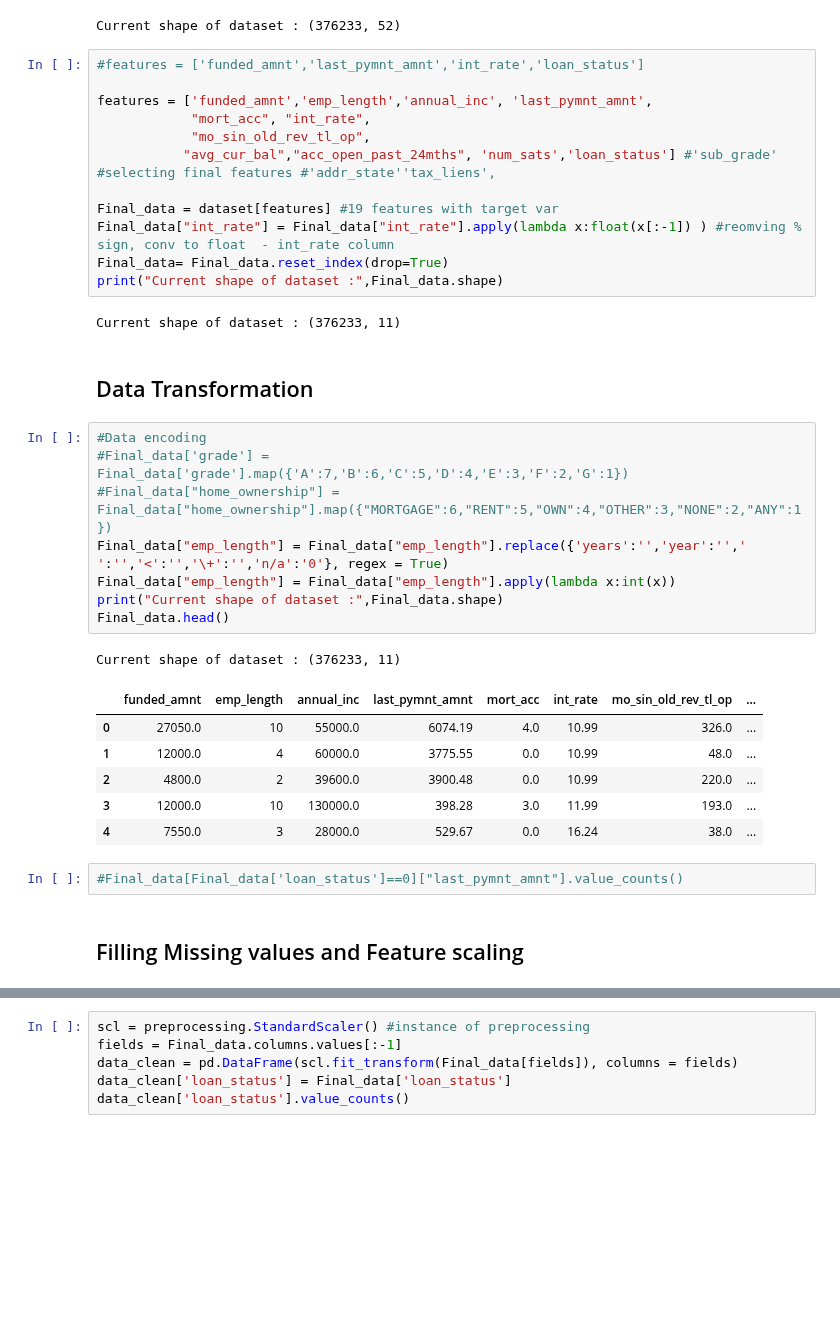
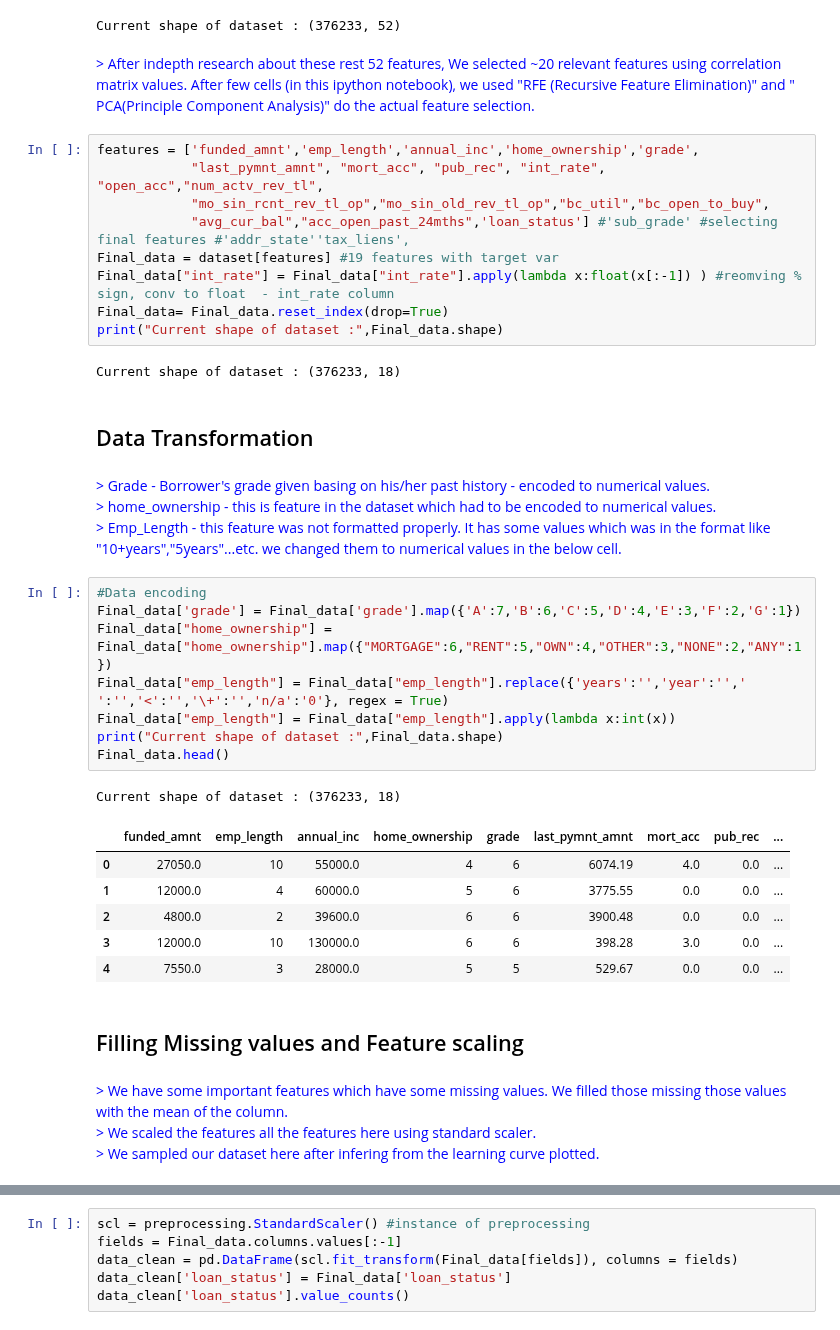
Before and after one commit to harishpuvvada/LoanDefault-Prediction, a Jupyter notebook: Loan_Default_Prediction_Final.ipynb, the cells around one changed output, grey strips where cells are left out. Cells and saved outputs as stored; diff of their text form; blank space fills up the shorter version.

```diff
--- a/Loan_Default_Prediction_Final.ipynb
+++ b/Loan_Default_Prediction_Final.ipynb
@@ -67,42 +81,59 @@ dataset = dataset.drop(labels = del_col_names, axis = 1)
 print("Current shape of dataset :",dataset.shape)
 # %% [output]
 Current shape of dataset : (376233, 52)
+# %% [markdown]
+<p>
+<span style="color:blue">
+> After indepth research about these rest 52 features, We selected ~20 relevant features using correlation matrix values. After few cells (in this ipython notebook), we used "RFE (Recursive Feature Elimination)" and " PCA(Principle Component Analysis)" do the actual feature selection.<br>
+</span>
+</p>
 # %%
-#features = ['funded_amnt','last_pymnt_amnt','int_rate','loan_status']
-
-features = ['funded_amnt','emp_length','annual_inc', 'last_pymnt_amnt',
-            "mort_acc", "int_rate",
-            "mo_sin_old_rev_tl_op",
-           "avg_cur_bal","acc_open_past_24mths", 'num_sats','loan_status'] #'sub_grade' #selecting final features #'addr_state''tax_liens',
-
+features = ['funded_amnt','emp_length','annual_inc','home_ownership','grade',
+            "last_pymnt_amnt", "mort_acc", "pub_rec", "int_rate", "open_acc","num_actv_rev_tl",
+            "mo_sin_rcnt_rev_tl_op","mo_sin_old_rev_tl_op","bc_util","bc_open_to_buy",
+            "avg_cur_bal","acc_open_past_24mths",'loan_status'] #'sub_grade' #selecting final features #'addr_state''tax_liens',
 Final_data = dataset[features] #19 features with target var
 Final_data["int_rate"] = Final_data["int_rate"].apply(lambda x:float(x[:-1]) ) #reomving % sign, conv to float  - int_rate column
 Final_data= Final_data.reset_index(drop=True)
 print("Current shape of dataset :",Final_data.shape)
 # %% [output]
-Current shape of dataset : (376233, 11)
+Current shape of dataset : (376233, 18)
 # %% [markdown]
 ## Data Transformation
+# %% [markdown]
+<p>
+<span style="color:blue">
+> Grade - Borrower's grade given basing on his/her past history - encoded to numerical values. <br>
+> home_ownership - this is feature in the dataset which had to be encoded to numerical values. <br>
+> Emp_Length - this feature was not formatted properly. It has some values which was in the format like "10+years","5years"...etc. we changed them to numerical values in the below cell.
+</span>
+</p>
 # %%
 #Data encoding
-#Final_data['grade'] = Final_data['grade'].map({'A':7,'B':6,'C':5,'D':4,'E':3,'F':2,'G':1})
-#Final_data["home_ownership"] = Final_data["home_ownership"].map({"MORTGAGE":6,"RENT":5,"OWN":4,"OTHER":3,"NONE":2,"ANY":1})
+Final_data['grade'] = Final_data['grade'].map({'A':7,'B':6,'C':5,'D':4,'E':3,'F':2,'G':1})
+Final_data["home_ownership"] = Final_data["home_ownership"].map({"MORTGAGE":6,"RENT":5,"OWN":4,"OTHER":3,"NONE":2,"ANY":1})
 Final_data["emp_length"] = Final_data["emp_length"].replace({'years':'','year':'',' ':'','<':'','\+':'','n/a':'0'}, regex = True)
 Final_data["emp_length"] = Final_data["emp_length"].apply(lambda x:int(x))
 print("Current shape of dataset :",Final_data.shape)
 Final_data.head()
 # %% [output]
-Current shape of dataset : (376233, 11)
+Current shape of dataset : (376233, 18)
-|  | funded_amnt | emp_length | annual_inc | last_pymnt_amnt | mort_acc | int_rate | mo_sin_old_rev_tl_op | ... |
-| 0 | 27050.0 | 10 | 55000.0 | 6074.19 | 4.0 | 10.99 | 326.0 | ... |
-| 1 | 12000.0 | 4 | 60000.0 | 3775.55 | 0.0 | 10.99 | 48.0 | ... |
-| 2 | 4800.0 | 2 | 39600.0 | 3900.48 | 0.0 | 10.99 | 220.0 | ... |
-| 3 | 12000.0 | 10 | 130000.0 | 398.28 | 3.0 | 11.99 | 193.0 | ... |
-| 4 | 7550.0 | 3 | 28000.0 | 529.67 | 0.0 | 16.24 | 38.0 | ... |
+|  | funded_amnt | emp_length | annual_inc | home_ownership | grade | last_pymnt_amnt | mort_acc | pub_rec | ... |
+| 0 | 27050.0 | 10 | 55000.0 | 4 | 6 | 6074.19 | 4.0 | 0.0 | ... |
+| 1 | 12000.0 | 4 | 60000.0 | 5 | 6 | 3775.55 | 0.0 | 0.0 | ... |
+| 2 | 4800.0 | 2 | 39600.0 | 6 | 6 | 3900.48 | 0.0 | 0.0 | ... |
+| 3 | 12000.0 | 10 | 130000.0 | 6 | 6 | 398.28 | 3.0 | 0.0 | ... |
+| 4 | 7550.0 | 3 | 28000.0 | 5 | 5 | 529.67 | 0.0 | 0.0 | ... |
-# %%
-#Final_data[Final_data['loan_status']==0]["last_pymnt_amnt"].value_counts()
 # %% [markdown]
 ## Filling Missing values and Feature scaling
+# %% [markdown]
+<p>
+<span style="color:blue">
+> We have some important features which have some missing values. We filled those missing those values with the mean of the column. <br>
+> We scaled the features all the features here using standard scaler. <br>
+> We sampled our dataset here after infering from the learning curve plotted.
+</span>
+</p>
 # %%
 Final_data.fillna(Final_data.mean(),inplace = True)
 HTML(Final_data.tail().to_html())
```
Also changed, not shown: parts of 76 cells of this notebook.
